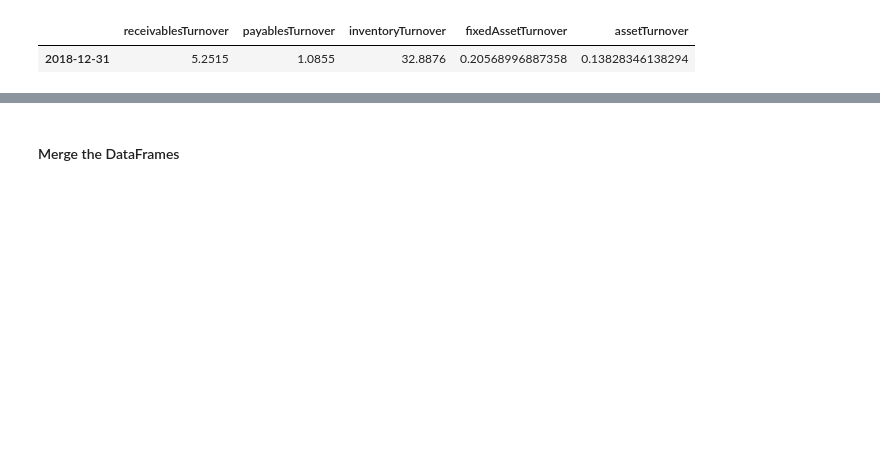
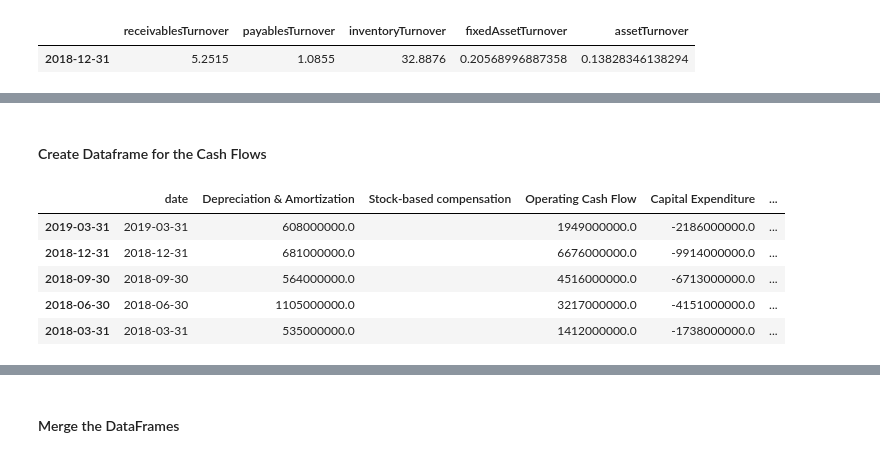
Before and after one commit to iainwo/valence, a Jupyter notebook: notebooks/0.1.0-iw-data-ingestion.ipynb, the cells around one changed output, grey strips where cells are left out. Saved outputs shown, nothing was run; the diff lists cells and outputs as text; code cells hidden in the pictures; blank space fills up the shorter version.

```diff
--- a/notebooks/0.1.0-iw-data-ingestion.ipynb
+++ b/notebooks/0.1.0-iw-data-ingestion.ipynb
@@ -107,0 +123,5 @@ df_liquidityMeasurementRatios.head(1)
+# %%
+df_balance_sheet = pd.DataFrame(columns=list(res_balance_sheet['financials'][0].keys()))
+for ratio in res_balance_sheet['financials']:
+    df_balance_sheet = df_balance_sheet.append(pd.DataFrame.from_dict({ratio['date']: ratio}, orient='index'))
+df_balance_sheet.head()
@@ -107,0 +135,14 @@ df_liquidityMeasurementRatios.head(1)
+# %% [markdown]
+#### Create Dataframe for the Cash Flows
+# %%
+df_cash_flow = pd.DataFrame(columns=list(res_cash_flow['financials'][0].keys()))
+for ratio in res_cash_flow['financials']:
+    df_cash_flow = df_cash_flow.append(pd.DataFrame.from_dict({ratio['date']: ratio}, orient='index'))
+df_cash_flow.head()
+# %% [output]
+|  | date | Depreciation & Amortization | Stock-based compensation | Operating Cash Flow | Capital Expenditure | ... |
+| 2019-03-31 | 2019-03-31 | 608000000.0 |  | 1949000000.0 | -2186000000.0 | ... |
+| 2018-12-31 | 2018-12-31 | 681000000.0 |  | 6676000000.0 | -9914000000.0 | ... |
+| 2018-09-30 | 2018-09-30 | 564000000.0 |  | 4516000000.0 | -6713000000.0 | ... |
+| 2018-06-30 | 2018-06-30 | 1105000000.0 |  | 3217000000.0 | -4151000000.0 | ... |
+| 2018-03-31 | 2018-03-31 | 535000000.0 |  | 1412000000.0 | -1738000000.0 | ... |
```
Also changed, not shown: parts of 18 cells of this notebook, 2 other files.
